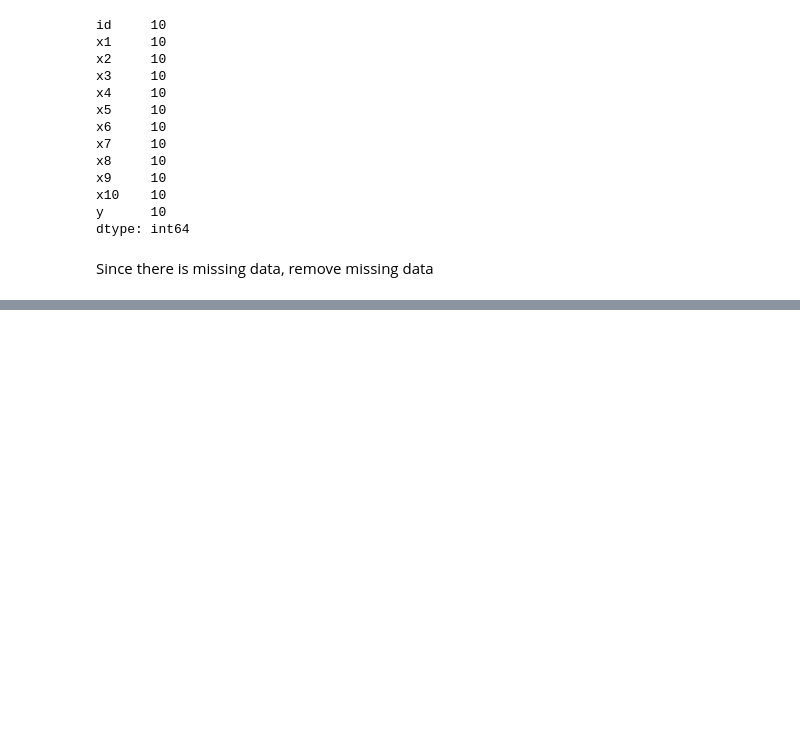
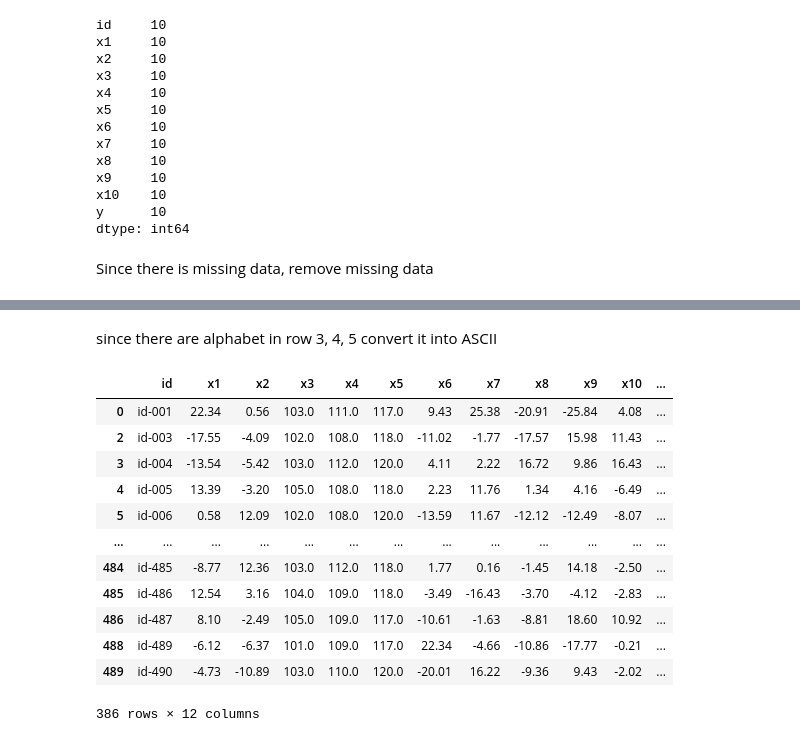
Before and after one commit to Tonkhaowm8/Cognitive-Computing, a Jupyter notebook: Midterm/task 1/task1.ipynb, the cells around one changed output, grey strips where cells are left out. Drawn from its saved outputs; the diff is of its cells as text; code cells hidden in the pictures; blank space fills up the shorter version.

```diff
--- a/Midterm/task 1/task1.ipynb
+++ b/Midterm/task 1/task1.ipynb
@@ -67,0 +86,2 @@ dtype: int64
+# %% [markdown]
+since there are alphabet in row 3, 4, 5 convert it into ASCII
@@ -67,0 +103,16 @@ dtype: int64
+# %%
+df_clss
+# %% [output]
+|  | id | x1 | x2 | x3 | x4 | x5 | x6 | x7 | x8 | x9 | x10 | ... |
+| 0 | id-001 | 22.34 | 0.56 | 103.0 | 111.0 | 117.0 | 9.43 | 25.38 | -20.91 | -25.84 | 4.08 | ... |
+| 2 | id-003 | -17.55 | -4.09 | 102.0 | 108.0 | 118.0 | -11.02 | -1.77 | -17.57 | 15.98 | 11.43 | ... |
+| 3 | id-004 | -13.54 | -5.42 | 103.0 | 112.0 | 120.0 | 4.11 | 2.22 | 16.72 | 9.86 | 16.43 | ... |
+| 4 | id-005 | 13.39 | -3.20 | 105.0 | 108.0 | 118.0 | 2.23 | 11.76 | 1.34 | 4.16 | -6.49 | ... |
+| 5 | id-006 | 0.58 | 12.09 | 102.0 | 108.0 | 120.0 | -13.59 | 11.67 | -12.12 | -12.49 | -8.07 | ... |
+| ... | ... | ... | ... | ... | ... | ... | ... | ... | ... | ... | ... | ... |
+| 484 | id-485 | -8.77 | 12.36 | 103.0 | 112.0 | 118.0 | 1.77 | 0.16 | -1.45 | 14.18 | -2.50 | ... |
+| 485 | id-486 | 12.54 | 3.16 | 104.0 | 109.0 | 118.0 | -3.49 | -16.43 | -3.70 | -4.12 | -2.83 | ... |
+| 486 | id-487 | 8.10 | -2.49 | 105.0 | 109.0 | 117.0 | -10.61 | -1.63 | -8.81 | 18.60 | 10.92 | ... |
+| 488 | id-489 | -6.12 | -6.37 | 101.0 | 109.0 | 117.0 | 22.34 | -4.66 | -10.86 | -17.77 | -0.21 | ... |
+| 489 | id-490 | -4.73 | -10.89 | 103.0 | 110.0 | 120.0 | -20.01 | 16.22 | -9.36 | 9.43 | -2.02 | ... |
+386 rows × 12 columns
```
Also changed, not shown: parts of 25 cells of this notebook, 1 other file.
